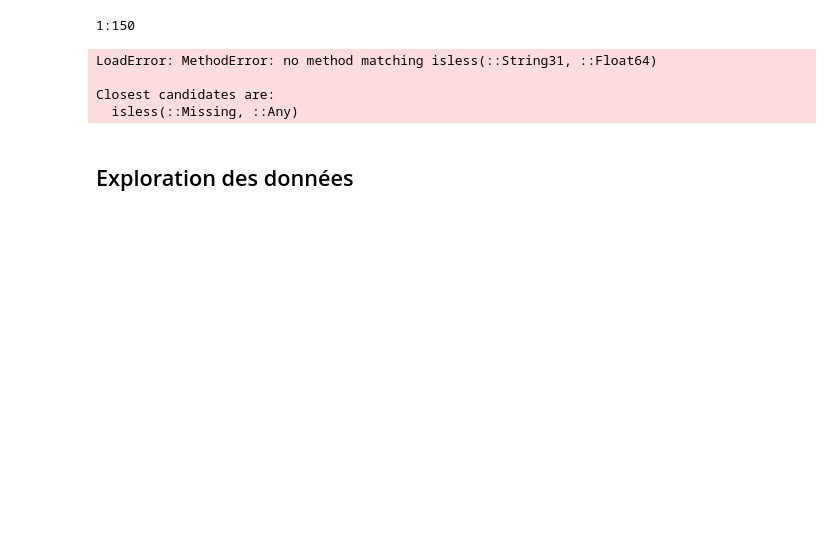
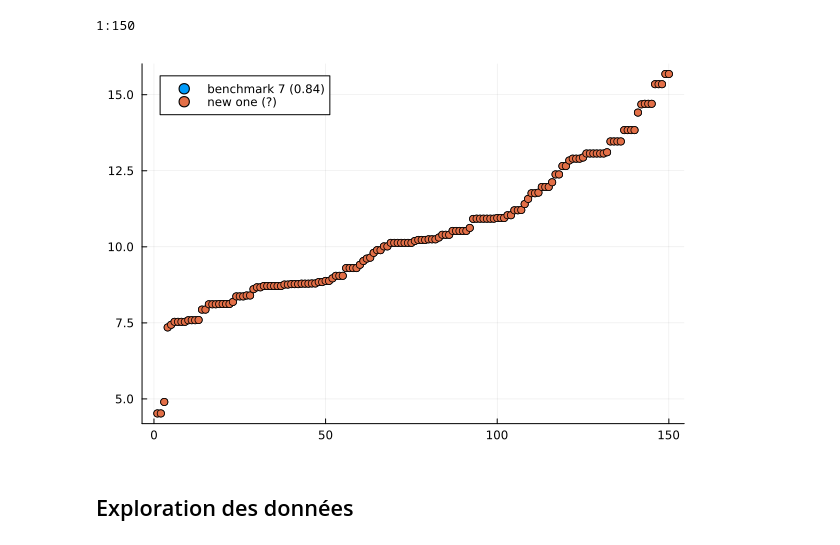
Before and after one commit to Antoine-Lafrance/concours-mth3302, a Jupyter notebook: soumissions_officielles/soumission_7/soumission7code.ipynb, the cells around one changed output. Saved outputs shown, nothing was run; the diff lists cells and outputs as text; code cells hidden in the pictures; blank space fills up the shorter version.

```diff
--- a/soumissions_officielles/soumission_7/soumission7code.ipynb
+++ b/soumissions_officielles/soumission_7/soumission7code.ipynb
@@ -134,32 +147,3 @@ trainData[!, :id] = 1:nrow(trainData)
 testData[!, :id] = 1:nrow(testData)
 # %% [output]
 1:150
-# %%
-function main()
-    # println(find_duplicates(trainData))
-    uniqueD = get_unique_data(trainData)
-    # find_pairs(uniqueD, testData)
-
-    # print(uniqueD)
-    # print(trainData[!, Not(:id, :annee)])
-
-    # println(uniqueD)
-    predict_with_dups(uniqueD, testData)
-    # format_file(predict_with_dups(uniqueD, testData))
-    # uniqueD[!,:volume_gaz] = uniqueD[!,:nombre_cylindres] .* uniqueD[!,:cylindree]
-    # uniqueD
-
-    # display(plot(x=uniqueD.cylindree, y=uniqueD.consommation, color=uniqueD.type))
-    # scatter(uniqueD.volume_gaz, uniqueD.consommation, zcolor=uniqueD.type)
-    # trainDataStandard = getStandardEncodedData(trainData)
-
-    # predictDataStandard = getStandardEncodedData(testData)
-    # evaluate_rmse(trainDataStandard)
-    # forest_predict(trainDataStandard,predictDataStandard)
-end
-main()
-# %% [output]
-LoadError: MethodError: no method matching isless(::String31, ::Float64)
-
-Closest candidates are:
-  isless(::Missing, ::Any)
@@ -180,2 +150,50 @@ Closest candidates are:
+# %%
+function main()
+    # println(find_duplicates(trainData))
+    uniqueD = get_unique_data(trainData)
+    # find_pairs(uniqueD, testData)
+
+    # print(uniqueD)
+    # print(trainData[!, Not(:id, :annee)])
+
+    # println(uniqueD)
+
+    # format_file(predict_with_dups(uniqueD, testData, trainData))
+   data_2 = predict_with_dups(uniqueD, testData, trainData)
+
+   data_1 = CSV.read("../../soumissions_officielles/soumission_7/benchmark7.csv", DataFrame)
+
+
+   common_ids = [1, 2, 3, 4, 6, 7, 8, 9, 13, 14, 15, 16, 21, 22, 23, 24, 25, 26, 27, 28, 29, 30, 31, 32, 33, 34, 35, 36, 37, 38, 40, 41, 43, 44, 46, 47, 50, 51, 53, 54, 55, 56, 57, 58, 59, 60, 61, 62, 63, 64, 65, 66, 67, 71, 73, 74, 75, 76, 77, 78, 79, 80, 81, 82, 83, 84, 85, 86, 87, 89, 90, 91, 92, 93, 94, 95, 96, 97, 100, 101, 102, 103, 104, 105, 106, 108, 109, 111, 113, 114, 116, 117, 120, 121, 122, 123, 126, 127, 128, 129, 130, 131, 133, 134, 135, 136, 137, 138, 139, 140, 141, 142, 143, 144, 145, 146, 147, 148, 149, 150]
+
+   data_1_common = filter(row -> row.id in common_ids, data_1)
+   data_2_common = filter(row -> row.id in common_ids, data_2)
+
+
+   data_1_sorted = sort(data_1, :consommation)
+   data_2_sorted = [data_2.consommation[i] for i in data_1_sorted.id]
+
+
+
+   scatter(1:150, data_1_sorted.consommation,  label="benchmark 7 (0.84)")
+   scatter!(1:150, data_2_sorted, label= "new one (?)")
+
+
+
+    # format_file(predict_with_dups(uniqueD, testData))
+    # uniqueD[!,:volume_gaz] = uniqueD[!,:nombre_cylindres] .* uniqueD[!,:cylindree]
+    # uniqueD
+
+    # display(plot(x=uniqueD.cylindree, y=uniqueD.consommation, color=uniqueD.type))
+    # scatter(uniqueD.volume_gaz, uniqueD.consommation, zcolor=uniqueD.type)
+    # trainDataStandard = getStandardEncodedData(trainData)
+
+    # predictDataStandard = getStandardEncodedData(testData)
+    # evaluate_rmse(trainDataStandard)
+    # forest_predict(trainDataStandard,predictDataStandard)
+end
+main()
+# %% [output]
+[figure, added]
 # %% [markdown]
 ## Exploration des données
```
Also changed, not shown: parts of 5 cells of this notebook, 19 other files.
